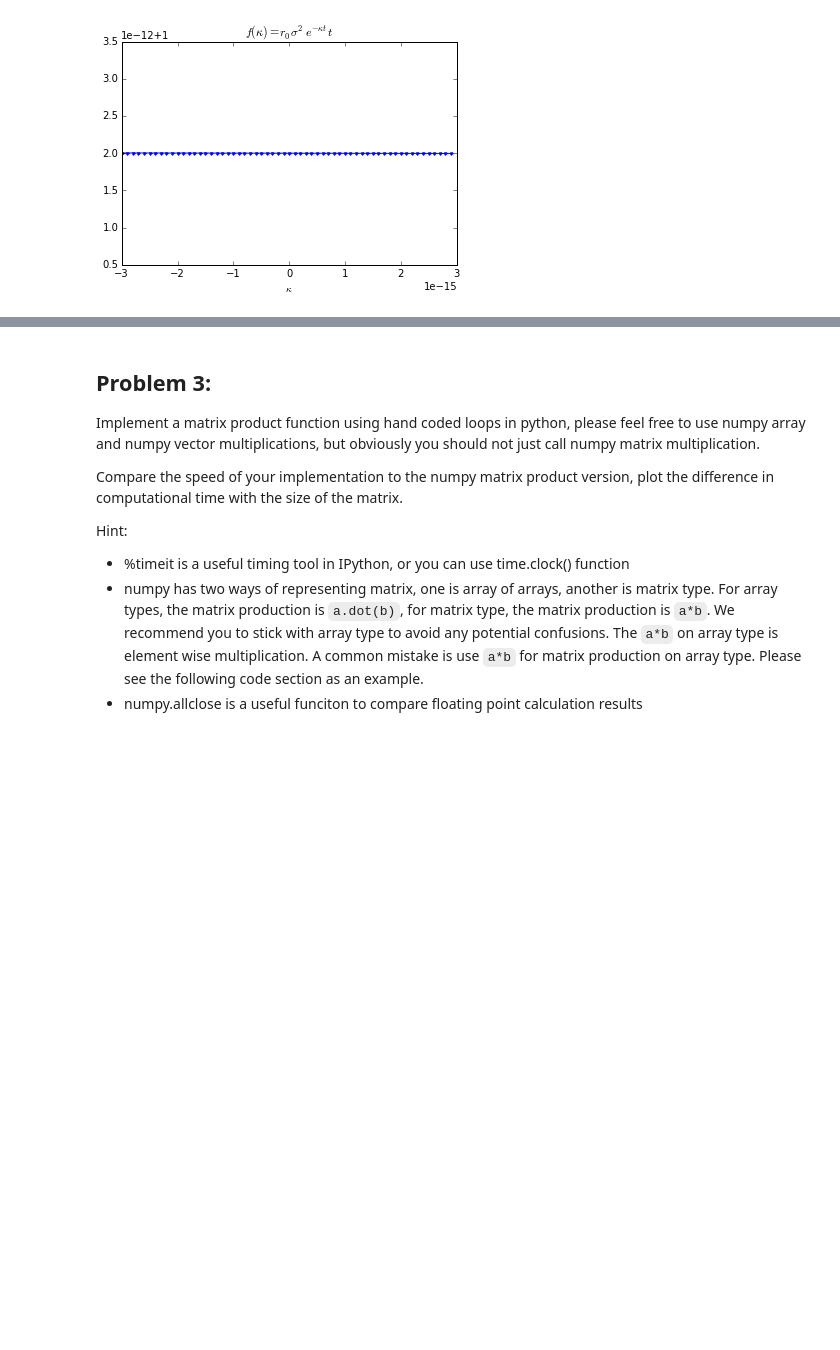
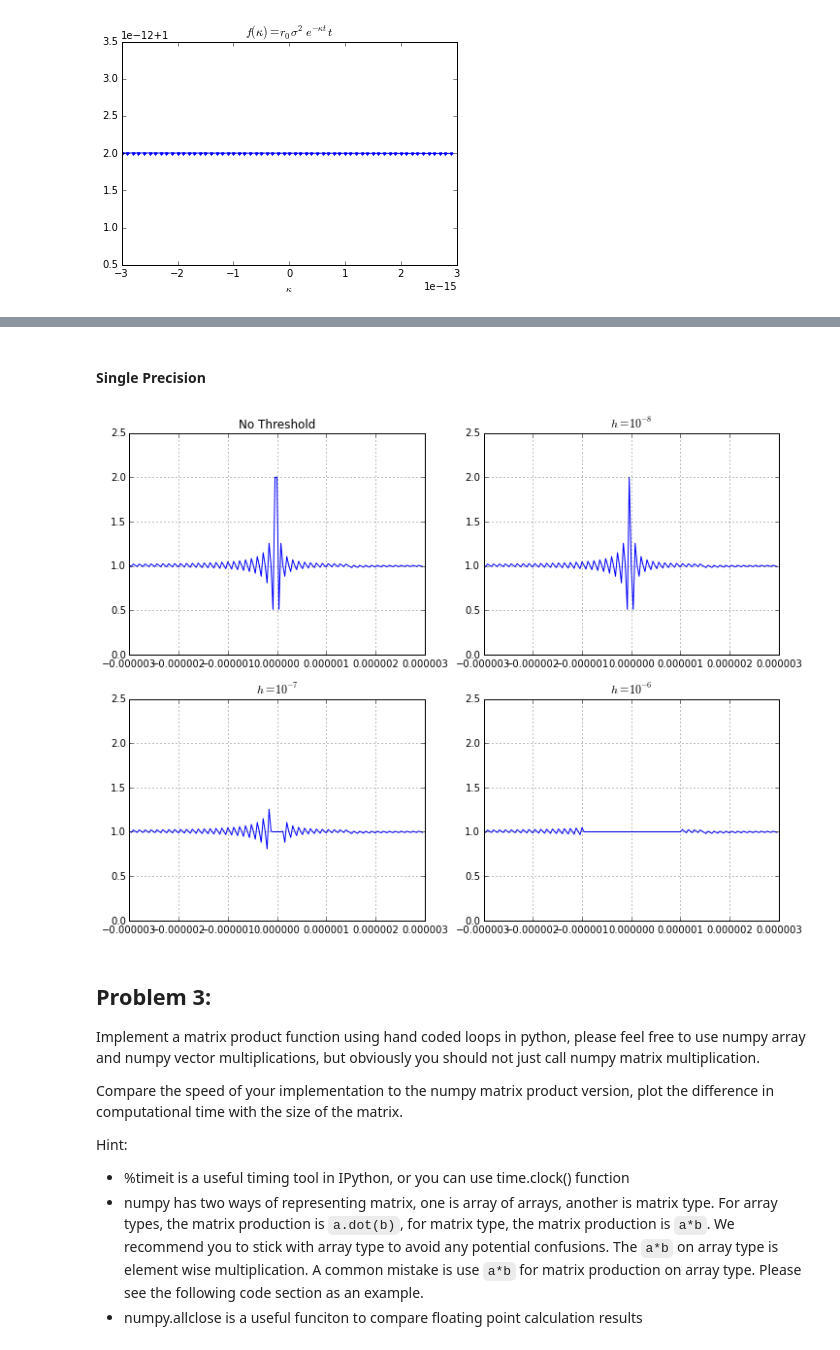
Before and after one commit to AndSoOn/Advaced_Python_In_Finance, a Jupyter notebook: lecture_1/Homework1_hz990.ipynb, the cells around one changed output, grey strips where cells are left out. Saved outputs shown, nothing was run; the diff lists cells and outputs as text; code cells hidden in the pictures; blank space fills up the shorter version.

```diff
--- a/lecture_1/Homework1_hz990.ipynb
+++ b/lecture_1/Homework1_hz990.ipynb
@@ -118,0 +183,2 @@ For the threshold, the omitted part of the above taylor expansion is $O(k^{2})$,
+# %% [markdown]
+#### Single Precision
@@ -119,3 +209,37 @@ For the threshold, the omitted part of the above taylor expansion is $O(k^{2})$,
+# %%
+plt.figure(1, figsize=(12,9))
+
+# No Threshold
+plt.subplot(221)
+plt.plot(K, v0)
+plt.title('No Threshold')
+plt.grid(True)
+plt.ylim([0, 2.5])
+
+# Threshold1
+plt.subplot(222)
+plt.plot(K, v1)
+plt.title(r'$h = 10^{-8}$')
+plt.grid(True)
+plt.ylim([0, 2.5])
+
+# Threshold2
+plt.subplot(223)
+plt.plot(K, v2)
+plt.title(r'$h = 10^{-7}$')
+plt.grid(True)
+plt.ylim([0, 2.5])
+
+# Threshold3
+plt.subplot(224)
+plt.plot(K, v3)
+plt.title(r'$h = 10^{-6}$')
+plt.grid(True)
+plt.ylim([0, 2.5])
+
+plt.show()
+# %% [output]
+[figure, added]
 # %% [markdown]
 ## Problem 3:
 
```
Also changed, not shown: parts of 28 cells of this notebook, 2 other files.
